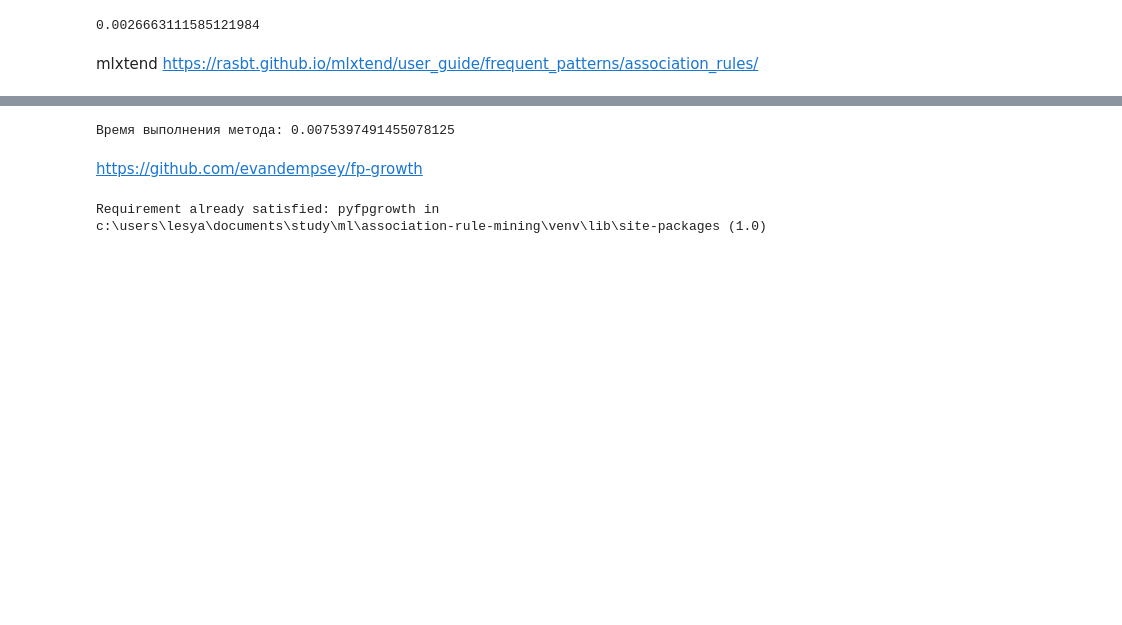
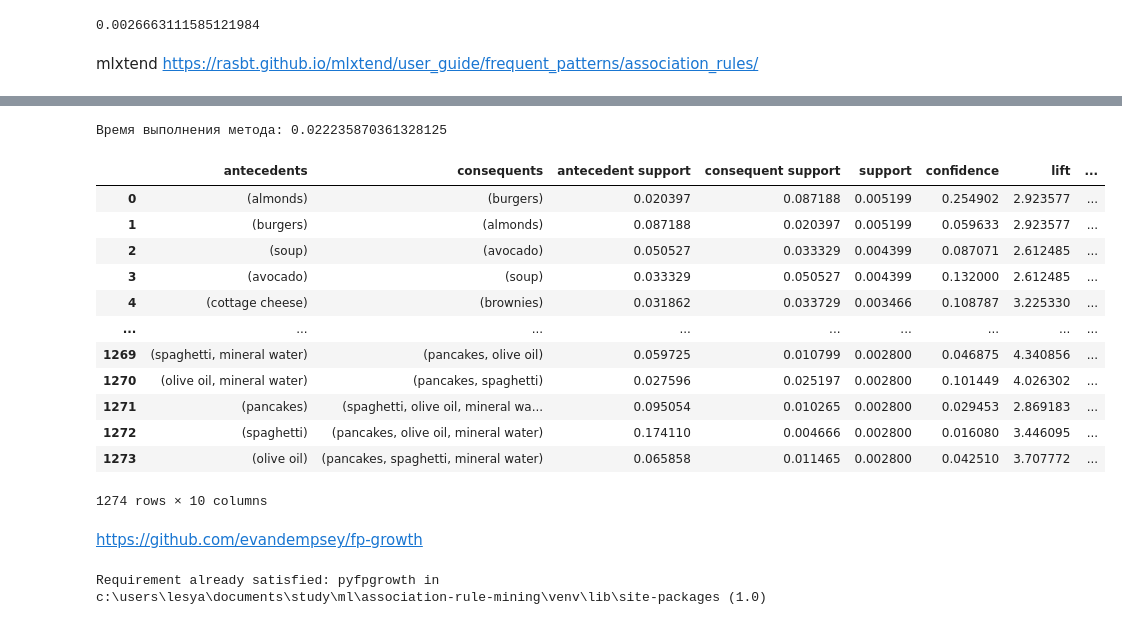
Before and after one commit to whoismuch/association-rule-mining, a Jupyter notebook: comparison.ipynb, the cells around one changed output, grey strips where cells are left out. Saved outputs shown, nothing was run; the diff lists cells and outputs as text; code cells hidden in the pictures; blank space fills up the shorter version.

```diff
--- a/comparison.ipynb
+++ b/comparison.ipynb
@@ -112,9 +134,23 @@ print(f'Время выполнения метода: {time.time() - start_time}
 # %%
 start_time = time.time()
-association_rules(frequent_itemsets_apriori, metric="lift", min_threshold=1)
+association_rules_apriori = association_rules(frequent_itemsets_apriori, metric="lift", min_threshold=2.5)
 print(f'Время выполнения метода: {time.time() - start_time}')
+association_rules_apriori
 # %% [output]
-Время выполнения метода: 0.0075397491455078125
+Время выполнения метода: 0.022235870361328125
+|  | antecedents | consequents | antecedent support | consequent support | support | confidence | lift | ... |
+| 0 | (almonds) | (burgers) | 0.020397 | 0.087188 | 0.005199 | 0.254902 | 2.923577 | ... |
+| 1 | (burgers) | (almonds) | 0.087188 | 0.020397 | 0.005199 | 0.059633 | 2.923577 | ... |
+| 2 | (soup) | (avocado) | 0.050527 | 0.033329 | 0.004399 | 0.087071 | 2.612485 | ... |
+| 3 | (avocado) | (soup) | 0.033329 | 0.050527 | 0.004399 | 0.132000 | 2.612485 | ... |
+| 4 | (cottage cheese) | (brownies) | 0.031862 | 0.033729 | 0.003466 | 0.108787 | 3.225330 | ... |
+| ... | ... | ... | ... | ... | ... | ... | ... | ... |
+| 1269 | (spaghetti, mineral water) | (pancakes, olive oil) | 0.059725 | 0.010799 | 0.002800 | 0.046875 | 4.340856 | ... |
+| 1270 | (olive oil, mineral water) | (pancakes, spaghetti) | 0.027596 | 0.025197 | 0.002800 | 0.101449 | 4.026302 | ... |
+| 1271 | (pancakes) | (spaghetti, olive oil, mineral wa... | 0.095054 | 0.010265 | 0.002800 | 0.029453 | 2.869183 | ... |
+| 1272 | (spaghetti) | (pancakes, olive oil, mineral water) | 0.174110 | 0.004666 | 0.002800 | 0.016080 | 3.446095 | ... |
+| 1273 | (olive oil) | (pancakes, spaghetti, mineral water) | 0.065858 | 0.011465 | 0.002800 | 0.042510 | 3.707772 | ... |
+1274 rows × 10 columns
 # %% [markdown]
 https://github.com/evandempsey/fp-growth
 # %%
```
Also changed, not shown: parts of 12 cells of this notebook.
